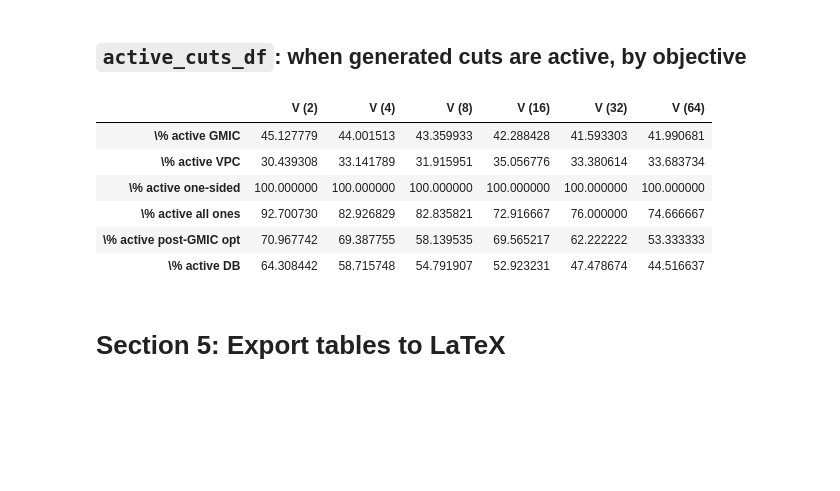
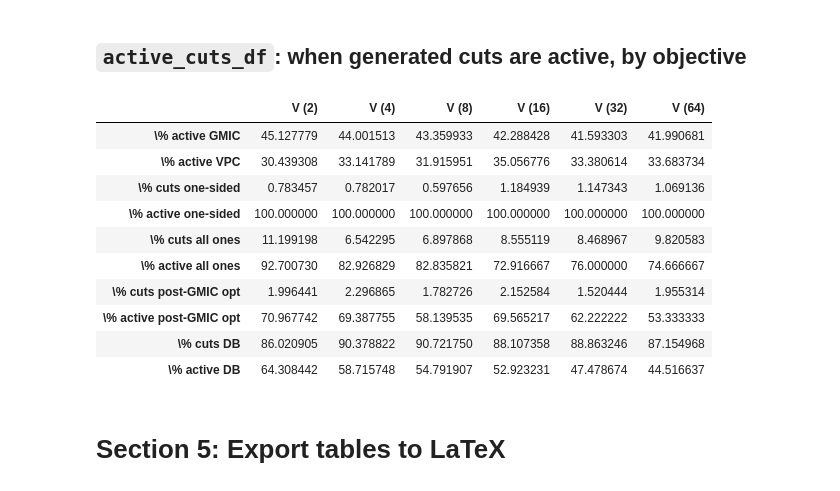
Before and after one commit to akazachk/vpc, a Jupyter notebook: plots/plots.ipynb, the cells around one changed output. Cells and saved outputs as stored; diff of their text form; code cells hidden in the pictures; blank space fills up the shorter version.

```diff
--- a/plots/plots.ipynb
+++ b/plots/plots.ipynb
@@ -3129,7 +3129,7 @@ rows = [
     '\% active DB',
 ]
 
-columns = ['V ({:d})'.format(size) for size in sizes]
+columns = ['V+G ({:d})'.format(size) for size in sizes]
 
 active_cuts_df = pd.DataFrame(
     columns = columns,
@@ -3155,36 +3155,40 @@ for curr_size_ind in range(0,len(sizes)):
     curr_by_depth_df = curr_df.xs(sizes[curr_size_ind], level='disj_terms')
 
     # active gmic
     active_cuts_df.iloc[0,curr_size_ind] =\
         (100. * curr_by_depth_df[active_gmic_col] / curr_by_depth_df['NUM GMIC']).mean()
 
     # active vpc
     active_cuts_df.iloc[1,curr_size_ind] =\
         (100. * curr_by_depth_df[active_vpc_col] / curr_by_depth_df['NUM VPC']).mean()
 
     # percent of active cuts among those generated by a specific objective type
     obj_types = ['ONE_SIDED', 'ALL_ONES', 'ITER_BILINEAR', 'DISJ_LB']
     curr_row_index = 2
     inst_w_vpc = curr_by_depth_df[curr_by_depth_df['NUM VPC'] > 0]
     for obj in obj_types:
         active_cuts_df.iloc[curr_row_index,curr_size_ind] =\
             (100. * inst_w_vpc['NUM CUTS '+obj] / inst_w_vpc['NUM VPC']).mean()
         curr_row_index += 1
 
         inst_w_cuts = inst_w_vpc[inst_w_vpc['NUM CUTS '+obj] > 0]
 
         active_cuts_df.iloc[curr_row_index,curr_size_ind] =\
             (100. * inst_w_cuts['NUM ACTIVE '+obj] / inst_w_cuts['NUM CUTS '+obj]).mean()
         curr_row_index += 1
 
 active_cuts_df
 # %% [output]
 |  | V (2) | V (4) | V (8) | V (16) | V (32) | V (64) |
 | \% active GMIC | 45.127779 | 44.001513 | 43.359933 | 42.288428 | 41.593303 | 41.990681 |
 | \% active VPC | 30.439308 | 33.141789 | 31.915951 | 35.056776 | 33.380614 | 33.683734 |
+| \% cuts one-sided | 0.783457 | 0.782017 | 0.597656 | 1.184939 | 1.147343 | 1.069136 |
 | \% active one-sided | 100.000000 | 100.000000 | 100.000000 | 100.000000 | 100.000000 | 100.000000 |
+| \% cuts all ones | 11.199198 | 6.542295 | 6.897868 | 8.555119 | 8.468967 | 9.820583 |
 | \% active all ones | 92.700730 | 82.926829 | 82.835821 | 72.916667 | 76.000000 | 74.666667 |
+| \% cuts post-GMIC opt | 1.996441 | 2.296865 | 1.782726 | 2.152584 | 1.520444 | 1.955314 |
 | \% active post-GMIC opt | 70.967742 | 69.387755 | 58.139535 | 69.565217 | 62.222222 | 53.333333 |
+| \% cuts DB | 86.020905 | 90.378822 | 90.721750 | 88.107358 | 88.863246 | 87.154968 |
 | \% active DB | 64.308442 | 58.715748 | 54.791907 | 52.923231 | 47.478674 | 44.516637 |
 # %% [markdown]
 # Section 5: Export tables to LaTeX
```
